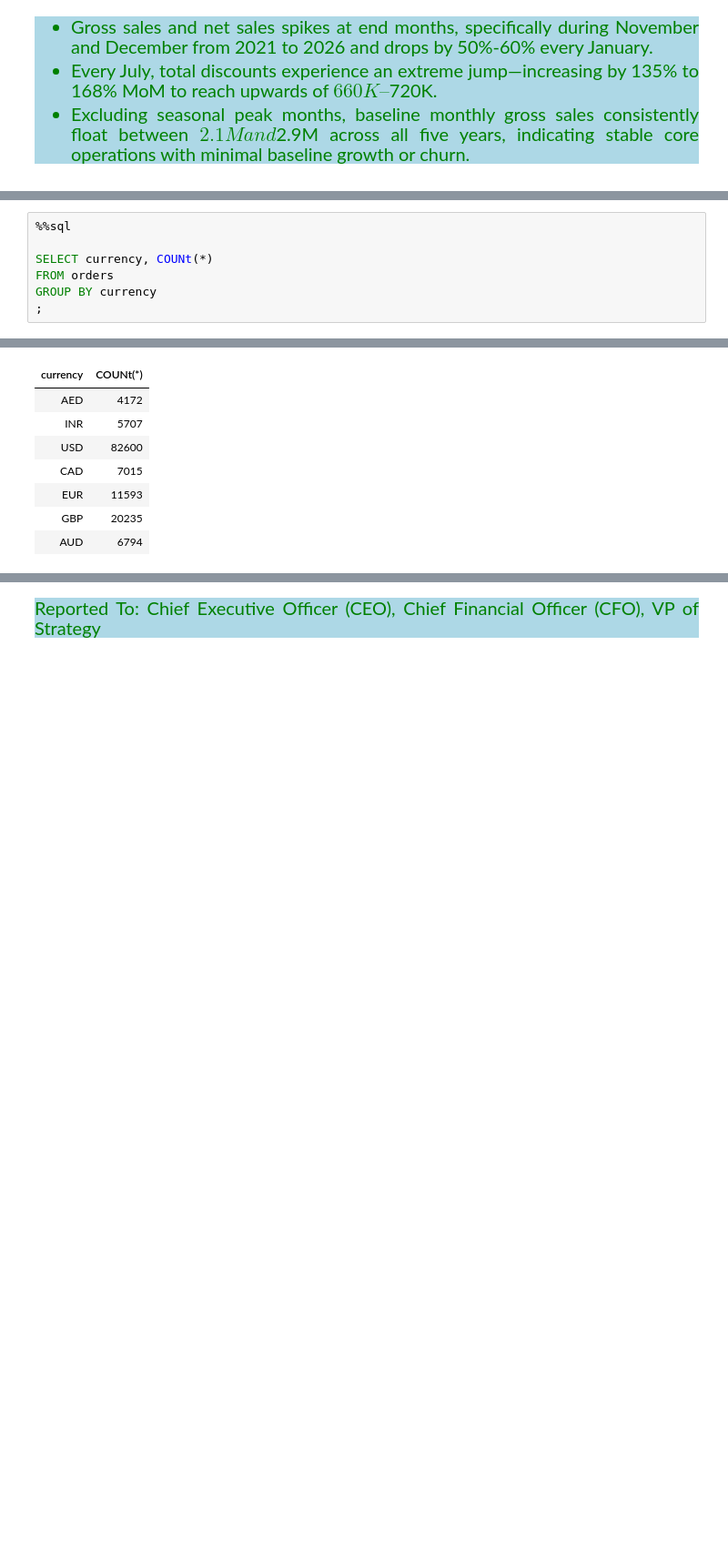
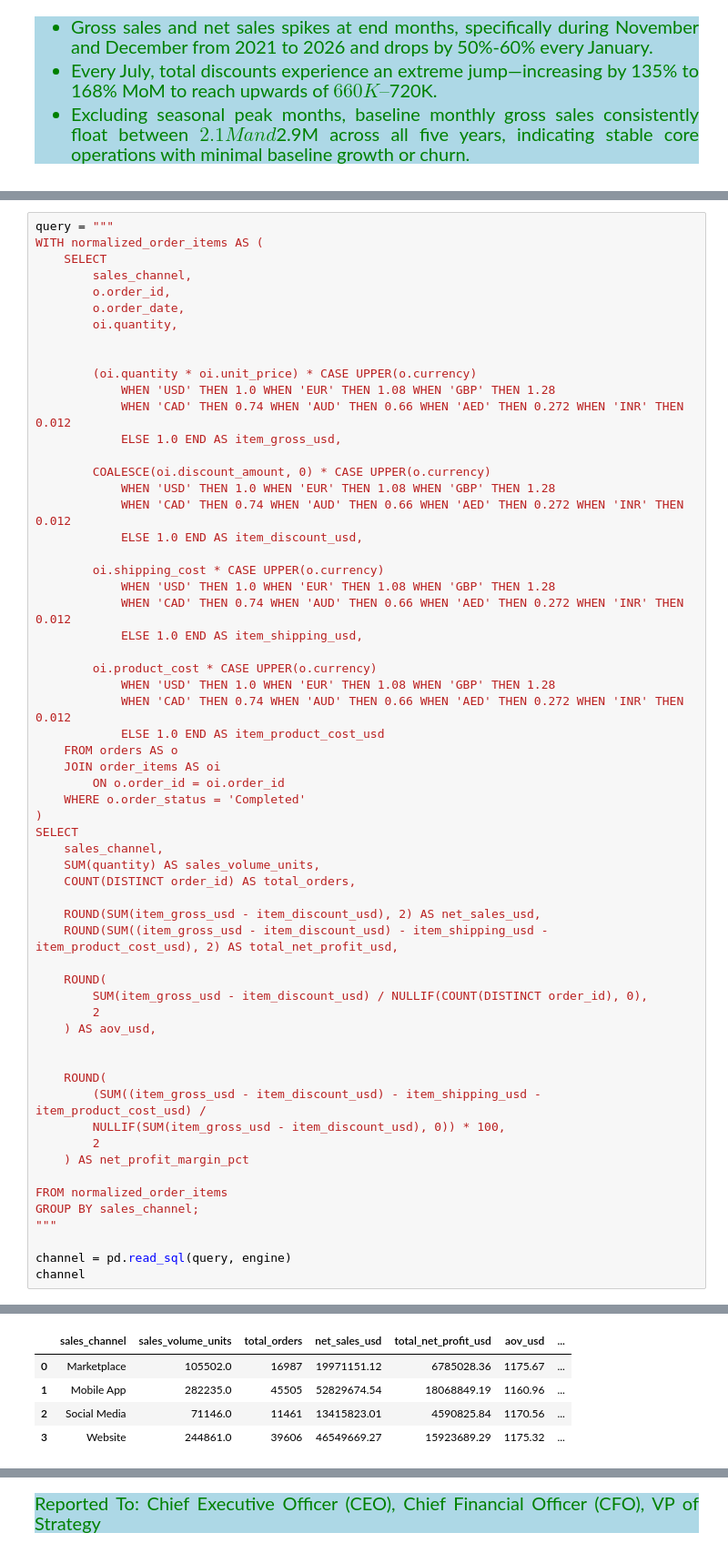
Before and after one commit to Kartika-Nidhi/E-Commerce_Analysis_SQL, a Jupyter notebook: E-commerceSalesAnalysisSQL.ipynb, the cells around one changed output, grey strips where cells are left out. Shown at 91% size. Saved outputs shown, nothing was run; the diff lists cells and outputs as text; blank space fills up the shorter version.

```diff
--- a/E-commerceSalesAnalysisSQL.ipynb
+++ b/E-commerceSalesAnalysisSQL.ipynb
@@ -365,8 +413,61 @@ Analytical Focus: Aggregations grouped by channel, calculating margin as (SUM(ne
 # %%
-%%sql
+query = """
+WITH normalized_order_items AS (
+    SELECT
+        sales_channel,
+        o.order_id,
+        o.order_date,
+        oi.quantity,
 
-SELECT currency, COUNt(*)
-FROM orders
-GROUP BY currency
-;
+
+        (oi.quantity * oi.unit_price) * CASE UPPER(o.currency)
+            WHEN 'USD' THEN 1.0 WHEN 'EUR' THEN 1.08 WHEN 'GBP' THEN 1.28
+            WHEN 'CAD' THEN 0.74 WHEN 'AUD' THEN 0.66 WHEN 'AED' THEN 0.272 WHEN 'INR' THEN 0.012
+            ELSE 1.0 END AS item_gross_usd,
+
+        COALESCE(oi.discount_amount, 0) * CASE UPPER(o.currency)
+            WHEN 'USD' THEN 1.0 WHEN 'EUR' THEN 1.08 WHEN 'GBP' THEN 1.28
+            WHEN 'CAD' THEN 0.74 WHEN 'AUD' THEN 0.66 WHEN 'AED' THEN 0.272 WHEN 'INR' THEN 0.012
+            ELSE 1.0 END AS item_discount_usd,
+
+        oi.shipping_cost * CASE UPPER(o.currency)
+            WHEN 'USD' THEN 1.0 WHEN 'EUR' THEN 1.08 WHEN 'GBP' THEN 1.28
+            WHEN 'CAD' THEN 0.74 WHEN 'AUD' THEN 0.66 WHEN 'AED' THEN 0.272 WHEN 'INR' THEN 0.012
+            ELSE 1.0 END AS item_shipping_usd,
+
+        oi.product_cost * CASE UPPER(o.currency)
+            WHEN 'USD' THEN 1.0 WHEN 'EUR' THEN 1.08 WHEN 'GBP' THEN 1.28
+            WHEN 'CAD' THEN 0.74 WHEN 'AUD' THEN 0.66 WHEN 'AED' THEN 0.272 WHEN 'INR' THEN 0.012
+            ELSE 1.0 END AS item_product_cost_usd
+    FROM orders AS o
+    JOIN order_items AS oi
+        ON o.order_id = oi.order_id
+    WHERE o.order_status = 'Completed'
+)
+SELECT
+    sales_channel,
+    SUM(quantity) AS sales_volume_units,
+    COUNT(DISTINCT order_id) AS total_orders,
+
+    ROUND(SUM(item_gross_usd - item_discount_usd), 2) AS net_sales_usd,
+    ROUND(SUM((item_gross_usd - item_discount_usd) - item_shipping_usd - item_product_cost_usd), 2) AS total_net_profit_usd,
+
+    ROUND(
+        SUM(item_gross_usd - item_discount_usd) / NULLIF(COUNT(DISTINCT order_id), 0),
+        2
+    ) AS aov_usd,
+
+
+    ROUND(
+        (SUM((item_gross_usd - item_discount_usd) - item_shipping_usd - item_product_cost_usd) /
+        NULLIF(SUM(item_gross_usd - item_discount_usd), 0)) * 100,
+        2
+    ) AS net_profit_margin_pct
+
+FROM normalized_order_items
+GROUP BY sales_channel;
+"""
+
+channel = pd.read_sql(query, engine)
+channel
 # %% [output]
@@ -375,8 +474,5 @@ Running query in 'mysql+pymysql://root:***@localhost/eda_project_db'
-| currency | COUNt(*) |
-| AED | 4172 |
-| INR | 5707 |
-| USD | 82600 |
-| CAD | 7015 |
-| EUR | 11593 |
-| GBP | 20235 |
-| AUD | 6794 |
+|  | sales_channel | sales_volume_units | total_orders | net_sales_usd | total_net_profit_usd | aov_usd | ... |
+| 0 | Marketplace | 105502.0 | 16987 | 19971151.12 | 6785028.36 | 1175.67 | ... |
+| 1 | Mobile App | 282235.0 | 45505 | 52829674.54 | 18068849.19 | 1160.96 | ... |
+| 2 | Social Media | 71146.0 | 11461 | 13415823.01 | 4590825.84 | 1170.56 | ... |
+| 3 | Website | 244861.0 | 39606 | 46549669.27 | 15923689.29 | 1175.32 | ... |
```
Also changed, not shown: parts of 9 cells of this notebook.
